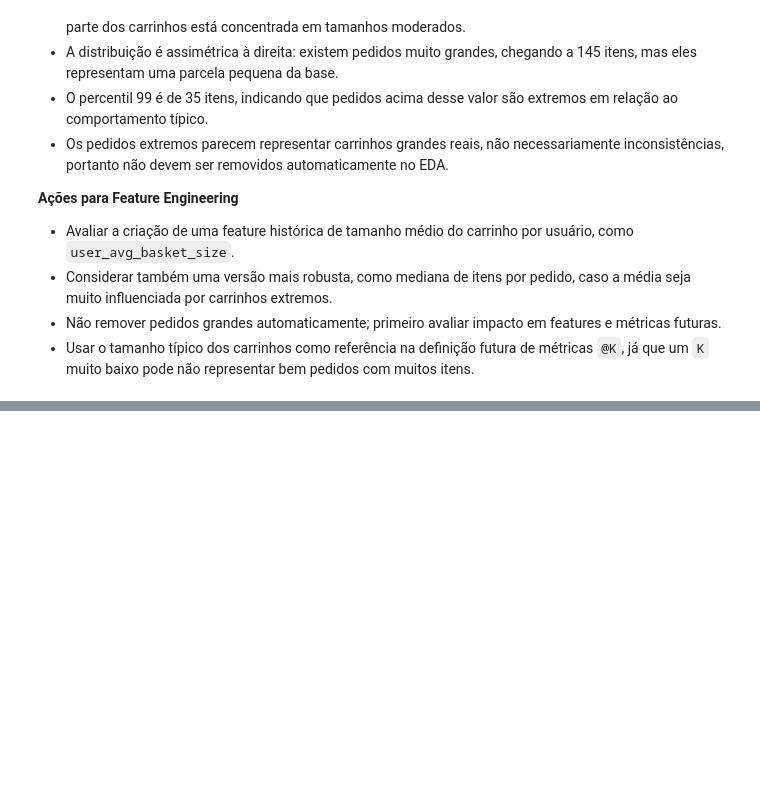
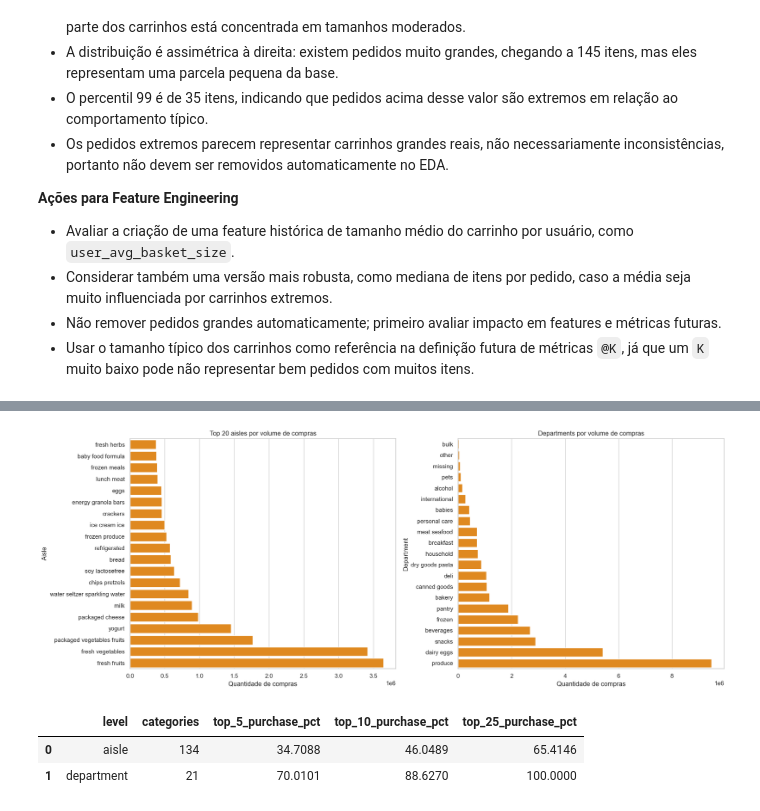
Before and after one commit to helioneto3108/mlp-market-recommender-system, a Jupyter notebook: notebooks/02-eda.ipynb, the cells around one changed output, grey strips where cells are left out. Cells and saved outputs as stored; diff of their text form; code cells hidden in the pictures; blank space fills up the shorter version.

```diff
--- a/notebooks/02-eda.ipynb
+++ b/notebooks/02-eda.ipynb
@@ -542,0 +803,72 @@ plt.show()
+# %%
+top_n_aisles = 20
+
+top_aisles = (
+    prior_aisle_popularity
+    .head(top_n_aisles)
+    .sort_values("purchase_count")
+)
+
+top_departments = (
+    prior_department_popularity
+    .sort_values("purchase_count")
+)
+
+fig, axes = plt.subplots(1, 2, figsize=(18, 7))
+
+sns.barplot(
+    data=top_aisles,
+    x="purchase_count",
+    y="aisle",
+    color="darkorange",
+    ax=axes[0],
+)
+
+axes[0].set_title(f"Top {top_n_aisles} aisles por volume de compras")
+axes[0].set_xlabel("Quantidade de compras")
+axes[0].set_ylabel("Aisle")
+
+sns.barplot(
+    data=top_departments,
+    x="purchase_count",
+    y="department",
+    color="darkorange",
+    ax=axes[1],
+)
+
+axes[1].set_title("Departments por volume de compras")
+axes[1].set_xlabel("Quantidade de compras")
+axes[1].set_ylabel("Department")
+
+plt.tight_layout()
+plt.show()
+# %% [output]
+[figure, added]
+# %%
+category_concentration_summary = pd.DataFrame(
+    {
+        "level": ["aisle", "department"],
+        "categories": [
+            prior_aisle_popularity["aisle_id"].nunique(),
+            prior_department_popularity["department_id"].nunique(),
+        ],
+        "top_5_purchase_pct": [
+            prior_aisle_popularity.head(5)["purchase_pct"].sum(),
+            prior_department_popularity.head(5)["purchase_pct"].sum(),
+        ],
+        "top_10_purchase_pct": [
+            prior_aisle_popularity.head(10)["purchase_pct"].sum(),
+            prior_department_popularity.head(10)["purchase_pct"].sum(),
+        ],
+         "top_25_purchase_pct": [
+            prior_aisle_popularity.head(25)["purchase_pct"].sum(),
+            prior_department_popularity.head(25)["purchase_pct"].sum(),
+        ],
+    }
+)
+
+category_concentration_summary
+# %% [output]
+|  | level | categories | top_5_purchase_pct | top_10_purchase_pct | top_25_purchase_pct |
+| 0 | aisle | 134 | 34.7088 | 46.0489 | 65.4146 |
+| 1 | department | 21 | 70.0101 | 88.6270 | 100.0000 |
```
Also changed, not shown: parts of 42 cells of this notebook.
